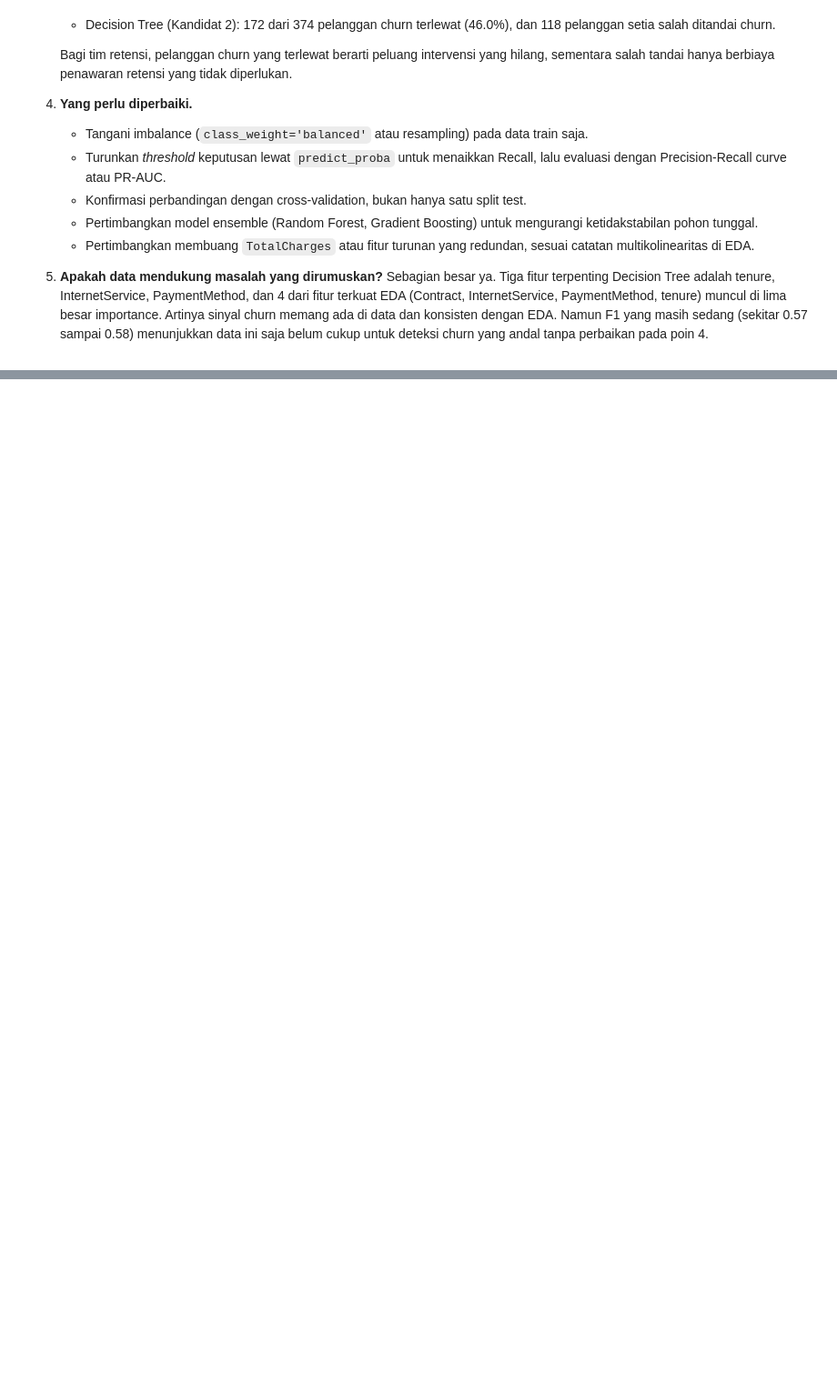
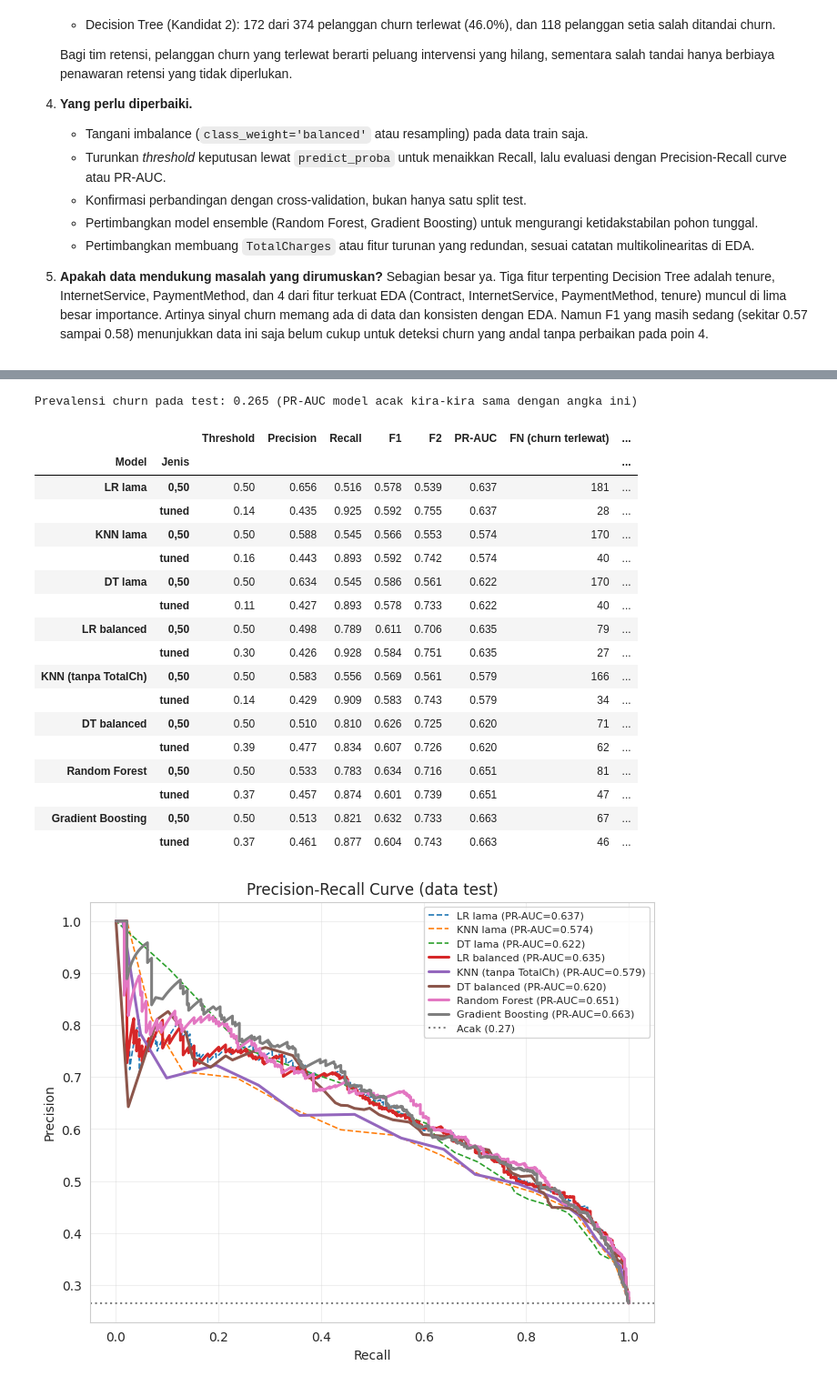
Before and after one commit to carlos1739/analisis_telco, a Jupyter notebook: notebook/churn_analysis.ipynb, the cells around one changed output, grey strips where cells are left out. Shown at 91% size. Cells and saved outputs as stored; diff of their text form; code cells hidden in the pictures; blank space fills up the shorter version.

```diff
--- a/notebook/churn_analysis.ipynb
+++ b/notebook/churn_analysis.ipynb
@@ -1085,0 +1249,61 @@ display(Markdown(teks))
+# %%
+from sklearn.model_selection import cross_val_predict
+from sklearn.metrics import precision_recall_curve, confusion_matrix
+
+BETA = 2   # bobot Recall terhadap Precision (asumsi bisnis, lihat penjelasan di atas)
+grid_t = np.arange(0.05, 0.95, 0.01)
+
+def cari_threshold(y_true, proba):
+    skor_t = [fbeta_score(y_true, (proba >= t).astype(int), beta=BETA) for t in grid_t]
+    return float(grid_t[int(np.argmax(skor_t))])
+
+hasil_test, proba_test, thr = [], {}, {}
+for nama, (mdl, Xtr, Xte) in registri.items():
+    # threshold dipilih dari prediksi out-of-fold pada data TRAIN
+    oof = cross_val_predict(clone(mdl), Xtr, y_train, cv=skf, method='predict_proba', n_jobs=-1)[:, 1]
+    thr[nama] = cari_threshold(y_train, oof)
+    p = mdl.predict_proba(Xte)[:, 1]
+    proba_test[nama] = p
+    for label, t in [('0,50', 0.5), ('tuned', thr[nama])]:
+        pred = (p >= t).astype(int)
+        tn, fp, fn, tp = confusion_matrix(y_test, pred).ravel()
+        hasil_test.append({'Model': nama, 'Threshold': round(t, 2), 'Jenis': label,
+                           'Precision': precision_score(y_test, pred), 'Recall': recall_score(y_test, pred),
+                           'F1': f1_score(y_test, pred), 'F2': fbeta_score(y_test, pred, beta=BETA),
+                           'PR-AUC': average_precision_score(y_test, p), 'FN (churn terlewat)': fn, 'FP (salah tandai)': fp})
+
+df_test = pd.DataFrame(hasil_test)
+print(f"Prevalensi churn pada test: {y_test.mean():.3f} (PR-AUC model acak kira-kira sama dengan angka ini)")
+display(df_test.round(3).set_index(['Model', 'Jenis']))
+
+# Kurva Precision-Recall pada data test
+plt.figure(figsize=(8, 6))
+for nama, p in proba_test.items():
+    prec, rec, _ = precision_recall_curve(y_test, p)
+    plt.plot(rec, prec, label=f"{nama} (PR-AUC={average_precision_score(y_test, p):.3f})",
+             lw=2.2 if 'lama' not in nama else 1.2, ls='-' if 'lama' not in nama else '--')
+plt.axhline(y_test.mean(), color='grey', ls=':', label=f'Acak ({y_test.mean():.2f})')
+plt.xlabel('Recall'); plt.ylabel('Precision'); plt.title('Precision-Recall Curve (data test)')
+plt.legend(fontsize=8, loc='upper right'); plt.grid(alpha=0.3)
+plt.show()
+# %% [output]
+Prevalensi churn pada test: 0.265 (PR-AUC model acak kira-kira sama dengan angka ini)
+|  |  | Threshold | Precision | Recall | F1 | F2 | PR-AUC | FN (churn terlewat) | ... |
+| Model | Jenis |  |  |  |  |  |  |  | ... |
+| LR lama | 0,50 | 0.50 | 0.656 | 0.516 | 0.578 | 0.539 | 0.637 | 181 | ... |
+|  | tuned | 0.14 | 0.435 | 0.925 | 0.592 | 0.755 | 0.637 | 28 | ... |
+| KNN lama | 0,50 | 0.50 | 0.588 | 0.545 | 0.566 | 0.553 | 0.574 | 170 | ... |
+|  | tuned | 0.16 | 0.443 | 0.893 | 0.592 | 0.742 | 0.574 | 40 | ... |
+| DT lama | 0,50 | 0.50 | 0.634 | 0.545 | 0.586 | 0.561 | 0.622 | 170 | ... |
+|  | tuned | 0.11 | 0.427 | 0.893 | 0.578 | 0.733 | 0.622 | 40 | ... |
+| LR balanced | 0,50 | 0.50 | 0.498 | 0.789 | 0.611 | 0.706 | 0.635 | 79 | ... |
+|  | tuned | 0.30 | 0.426 | 0.928 | 0.584 | 0.751 | 0.635 | 27 | ... |
+| KNN (tanpa TotalCh) | 0,50 | 0.50 | 0.583 | 0.556 | 0.569 | 0.561 | 0.579 | 166 | ... |
+|  | tuned | 0.14 | 0.429 | 0.909 | 0.583 | 0.743 | 0.579 | 34 | ... |
+| DT balanced | 0,50 | 0.50 | 0.510 | 0.810 | 0.626 | 0.725 | 0.620 | 71 | ... |
+|  | tuned | 0.39 | 0.477 | 0.834 | 0.607 | 0.726 | 0.620 | 62 | ... |
+| Random Forest | 0,50 | 0.50 | 0.533 | 0.783 | 0.634 | 0.716 | 0.651 | 81 | ... |
+|  | tuned | 0.37 | 0.457 | 0.874 | 0.601 | 0.739 | 0.651 | 47 | ... |
+| Gradient Boosting | 0,50 | 0.50 | 0.513 | 0.821 | 0.632 | 0.733 | 0.663 | 67 | ... |
+|  | tuned | 0.37 | 0.461 | 0.877 | 0.604 | 0.743 | 0.663 | 46 | ... |
+[figure, added]
```
Also changed, not shown: parts of 12 cells of this notebook.
